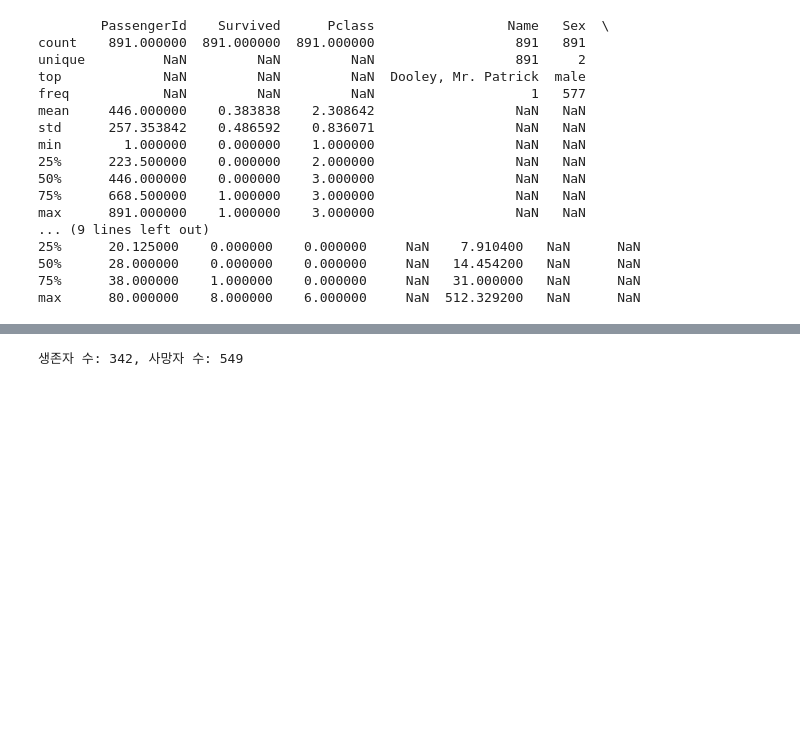
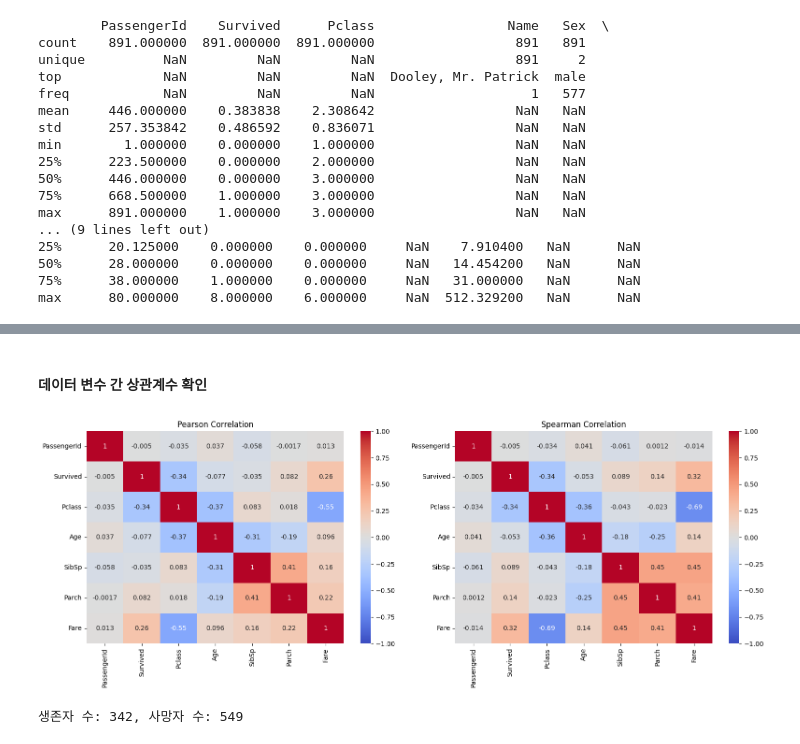
Before and after one commit to kty2001/ML_project, a Jupyter notebook: titanic_analysis.ipynb, the cells around one changed output, grey strips where cells are left out. Drawn from its saved outputs; the diff is of its cells as text; code cells hidden in the pictures; blank space fills up the shorter version.

```diff
--- a/titanic_analysis.ipynb
+++ b/titanic_analysis.ipynb
@@ -98,0 +169,16 @@ max      80.000000    8.000000    6.000000     NaN  512.329200   NaN      NaN
+# %% [markdown]
+#### 데이터 변수 간 상관계수 확인
+# %%
+# 피어슨 상관관계
+pearson_corr = train_df.corr(method='pearson', numeric_only=True)
+spearman_corr = train_df.corr(method='spearman', numeric_only=True)
+
+fig, axes = plt.subplots(1, 2, figsize=(16, 6))
+sns.heatmap(pearson_corr, annot=True, cmap='coolwarm', vmin=-1, vmax=1, ax=axes[0])
+axes[0].set_title('Pearson Correlation')
+sns.heatmap(spearman_corr, annot=True, cmap='coolwarm', vmin=-1, vmax=1, ax=axes[1])
+axes[1].set_title('Spearman Correlation')
+plt.tight_layout()
+plt.show()
+# %% [output]
+[figure, added]
```
Also changed, not shown: parts of 25 cells of this notebook.
